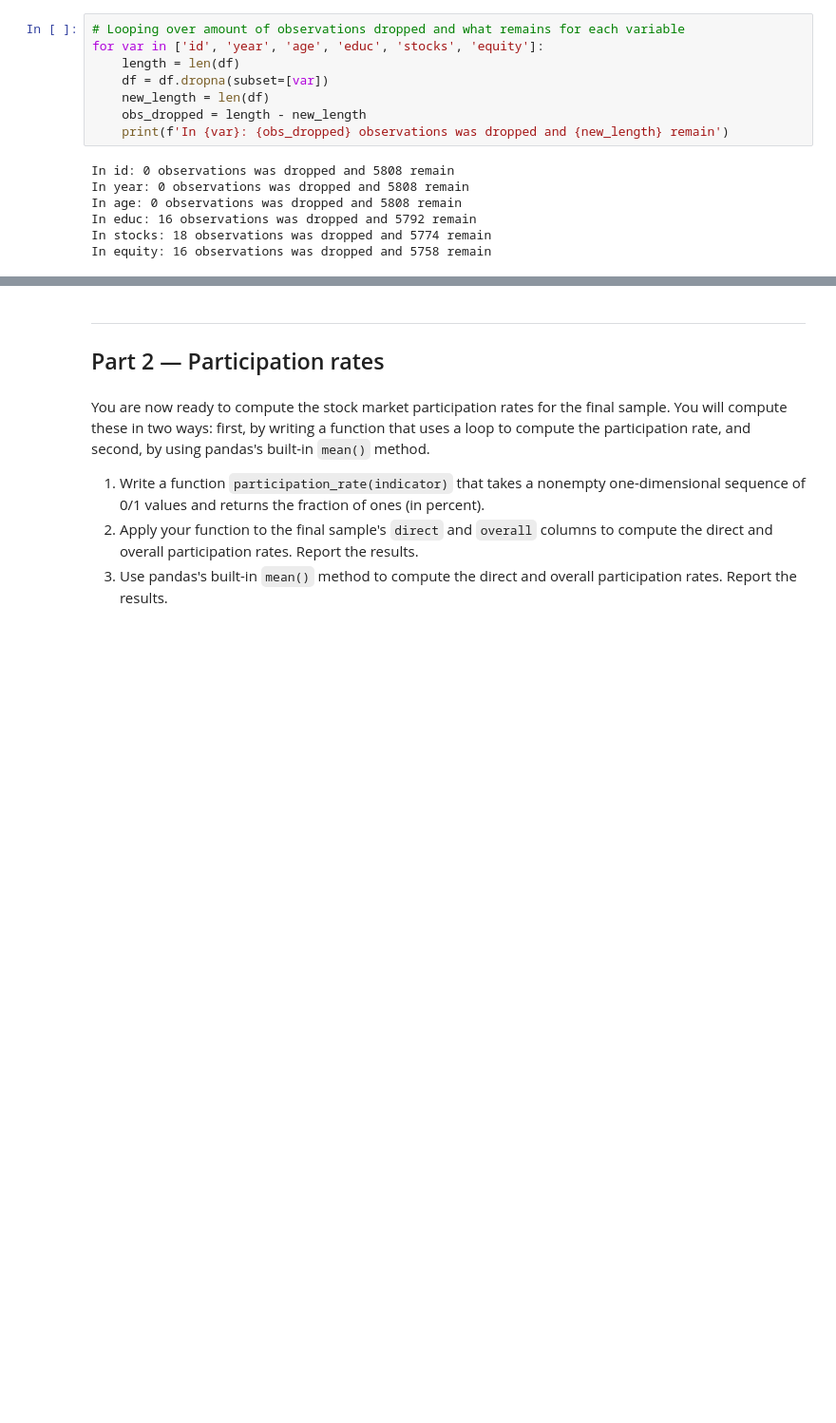
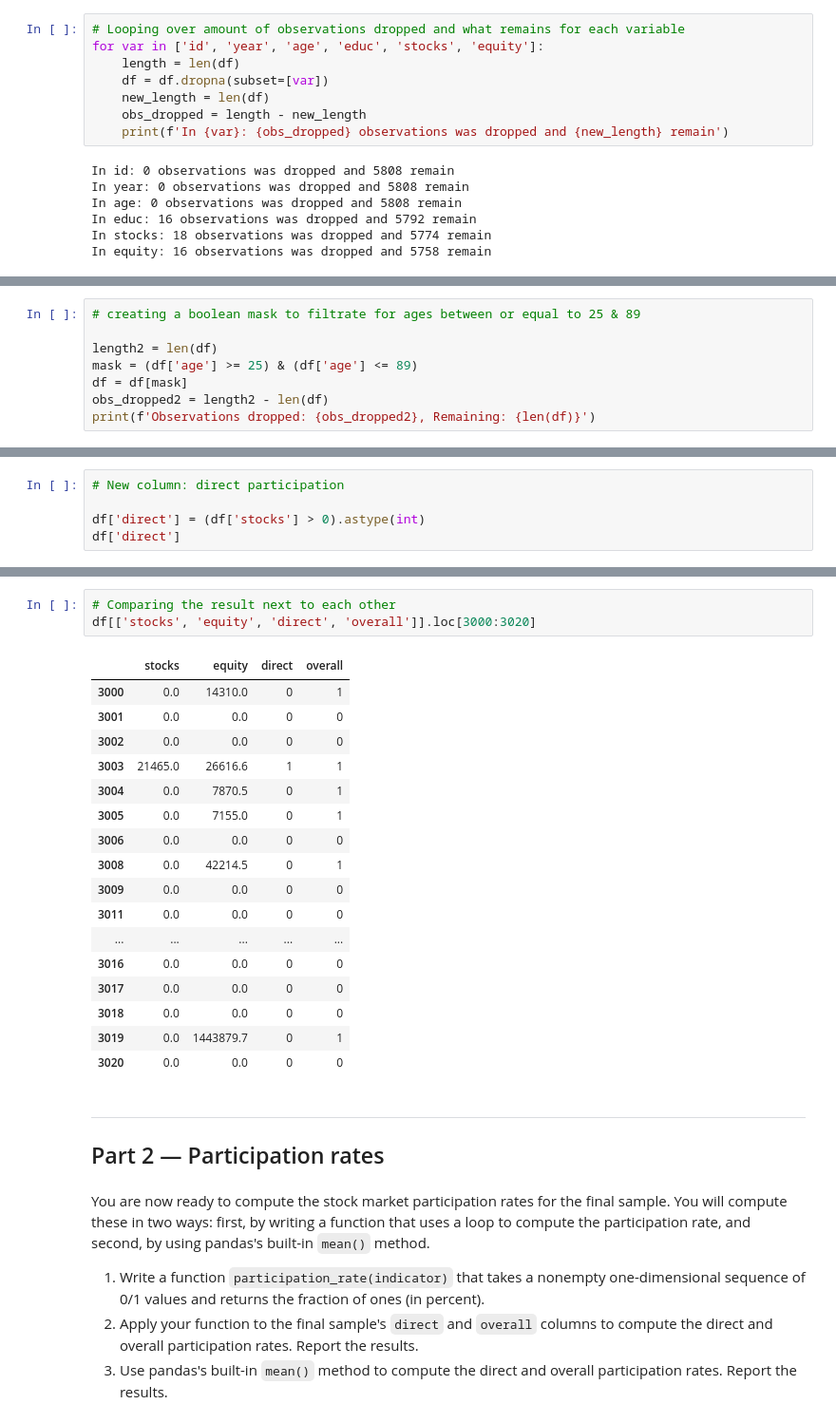
Before and after one commit to nikolainoreng/TECH2-H26-Assignment3-NTN, a Jupyter notebook: assignment3.ipynb, the cells around one changed output, grey strips where cells are left out. Shown at 95% size. Cells and saved outputs as stored; diff of their text form; blank space fills up the shorter version.

```diff
--- a/assignment3.ipynb
+++ b/assignment3.ipynb
@@ -157,0 +175,8 @@ In equity: 16 observations was dropped and 5758 remain
+# %%
+# creating a boolean mask to filtrate for ages between or equal to 25 & 89
+
+length2 = len(df)
+mask = (df['age'] >= 25) & (df['age'] <= 89)
+df = df[mask]
+obs_dropped2 = length2 - len(df)
+print(f'Observations dropped: {obs_dropped2}, Remaining: {len(df)}')
@@ -157,0 +185,5 @@ In equity: 16 observations was dropped and 5758 remain
+# %%
+# New column: direct participation
+
+df['direct'] = (df['stocks'] > 0).astype(int)
+df['direct']
@@ -158,3 +220,24 @@ In equity: 16 observations was dropped and 5758 remain
+# %%
+# Comparing the result next to each other
+df[['stocks', 'equity', 'direct', 'overall']].loc[3000:3020]
+# %% [output]
+|  | stocks | equity | direct | overall |
+| 3000 | 0.0 | 14310.0 | 0 | 1 |
+| 3001 | 0.0 | 0.0 | 0 | 0 |
+| 3002 | 0.0 | 0.0 | 0 | 0 |
+| 3003 | 21465.0 | 26616.6 | 1 | 1 |
+| 3004 | 0.0 | 7870.5 | 0 | 1 |
+| 3005 | 0.0 | 7155.0 | 0 | 1 |
+| 3006 | 0.0 | 0.0 | 0 | 0 |
+| 3008 | 0.0 | 42214.5 | 0 | 1 |
+| 3009 | 0.0 | 0.0 | 0 | 0 |
+| 3011 | 0.0 | 0.0 | 0 | 0 |
+| ... | ... | ... | ... | ... |
+| 3016 | 0.0 | 0.0 | 0 | 0 |
+| 3017 | 0.0 | 0.0 | 0 | 0 |
+| 3018 | 0.0 | 0.0 | 0 | 0 |
+| 3019 | 0.0 | 1443879.7 | 0 | 1 |
+| 3020 | 0.0 | 0.0 | 0 | 0 |
 # %% [markdown]
 ***
 ## Part 2 — Participation rates
```
Also changed, not shown: parts of 17 cells of this notebook.
